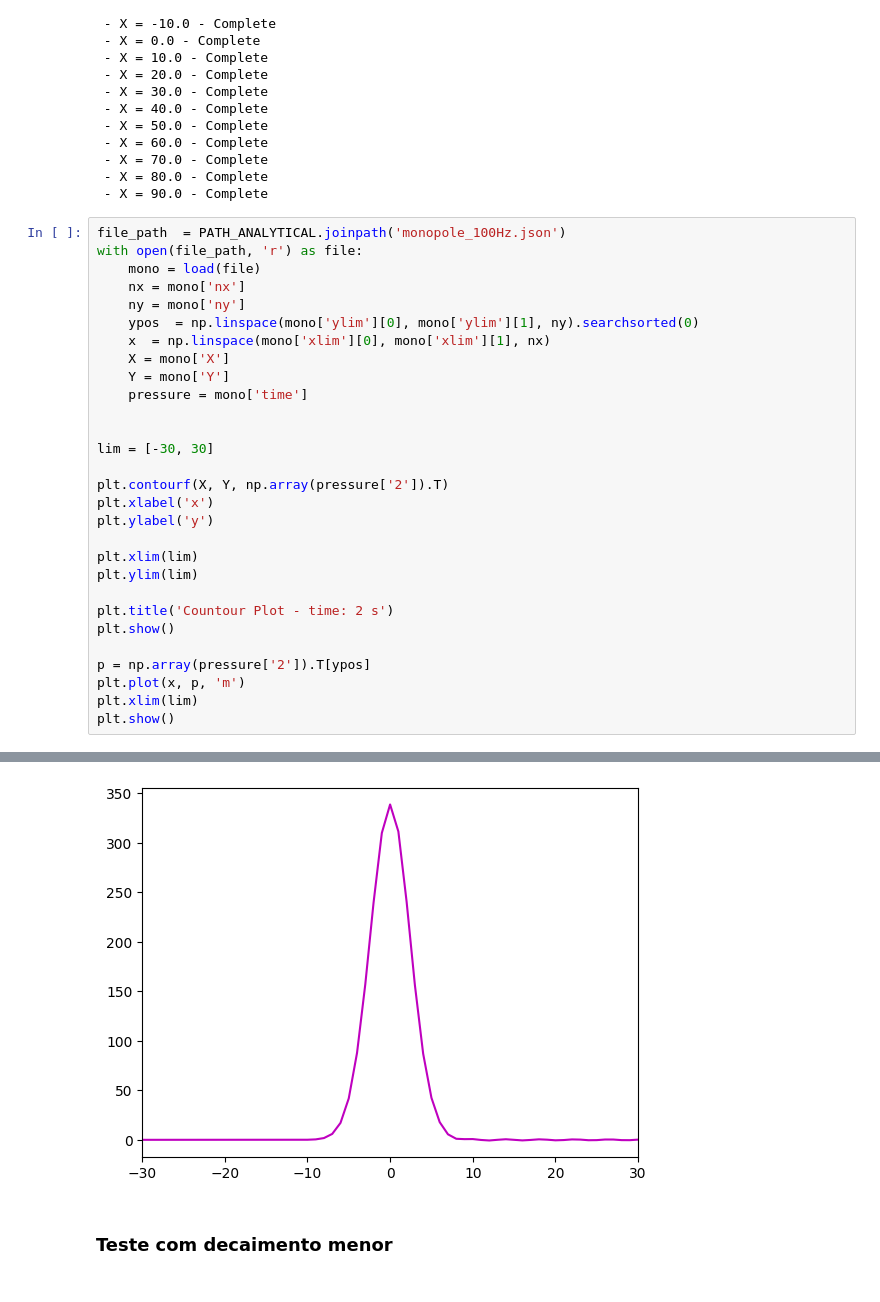
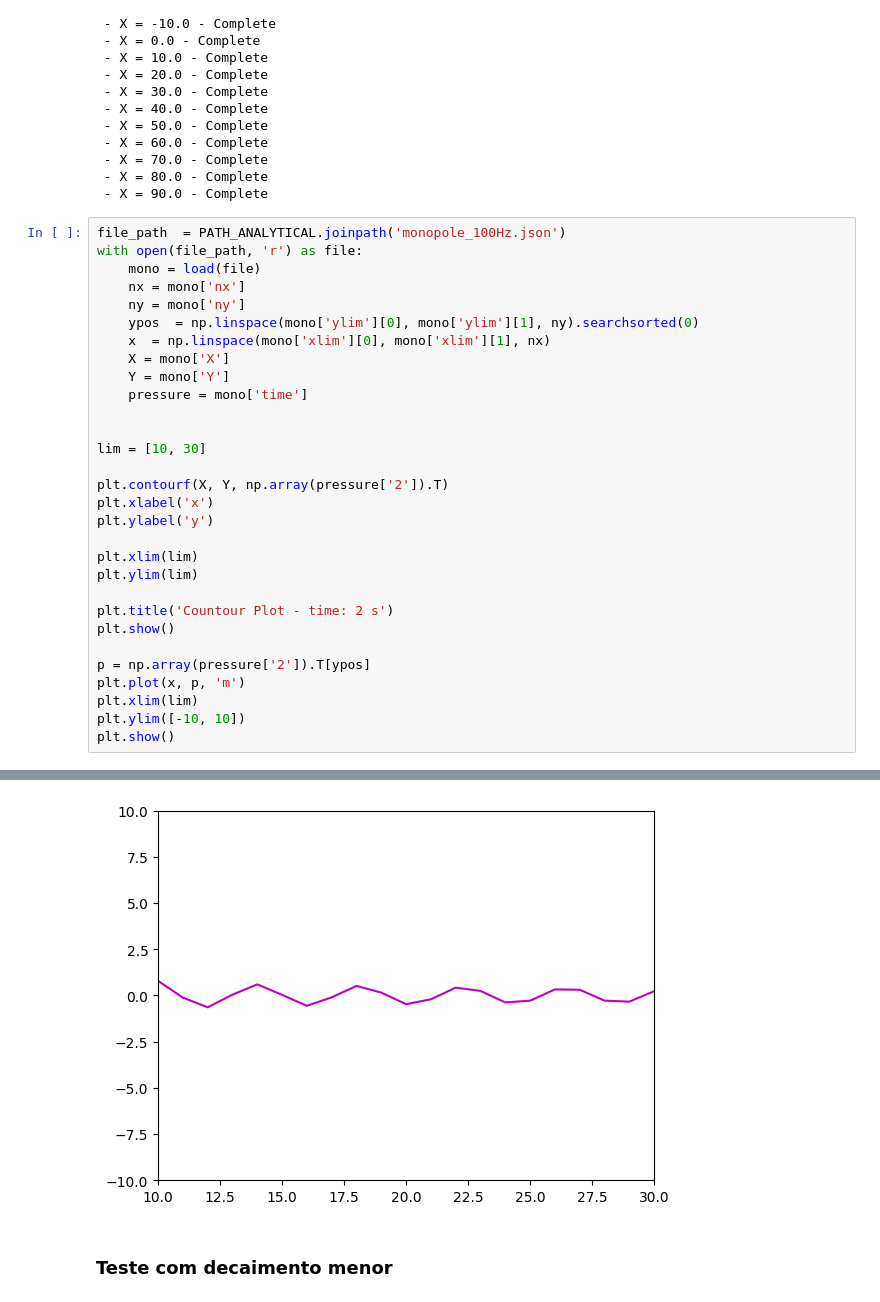
Before and after one commit to Widmark-Kaue/Aeroacoustics-Monopole-Errors, a Jupyter notebook: scripts/analyticalSolutions.ipynb, the cells around one changed output, grey strips where cells are left out. Drawn from its saved outputs; the diff is of its cells as text.

```diff
--- a/scripts/analyticalSolutions.ipynb
+++ b/scripts/analyticalSolutions.ipynb
@@ -118,7 +118,7 @@ with open(file_path, 'r') as file:
     pressure = mono['time']
 
 
-lim = [-30, 30]
+lim = [10, 30]
 
 plt.contourf(X, Y, np.array(pressure['2']).T)
 plt.xlabel('x')
@@ -133,5 +133,6 @@ plt.show()
 p = np.array(pressure['2']).T[ypos]
 plt.plot(x, p, 'm')
 plt.xlim(lim)
+plt.ylim([-10, 10])
 plt.show()
 # %% [output]
@@ -139,4 +140,4 @@ plt.show()
-[figure, old version]
+[figure, new version]
 # %% [markdown]
 ### Teste com decaimento menor
 # %%
```
Also changed, not shown: parts of 1 cell of this notebook.
